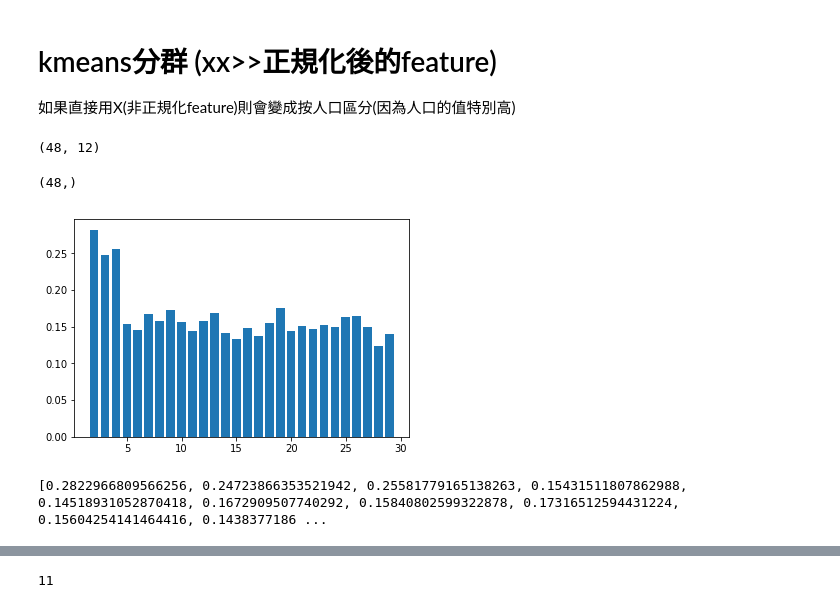
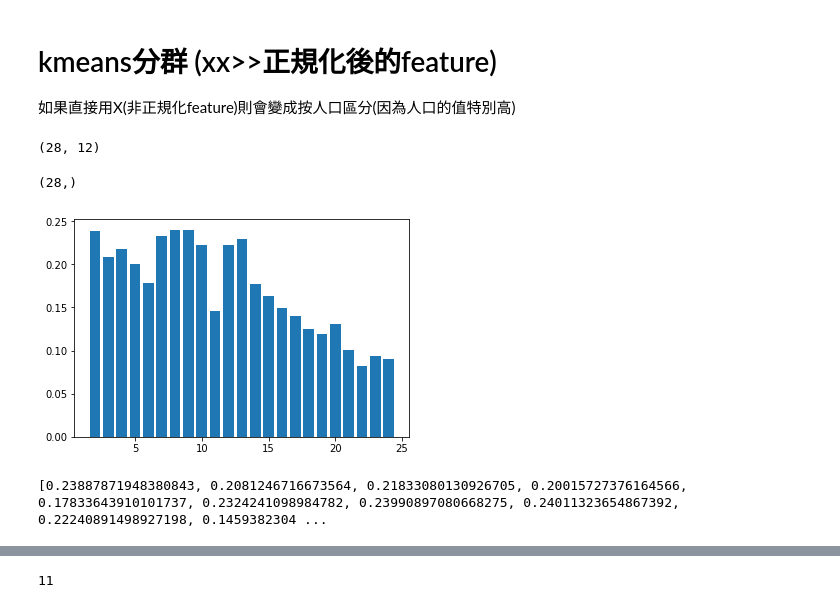
Before and after one commit to j122085/AnalyzeMapTopic, a Jupyter notebook: pythonCode/wowprimeMLDemo.ipynb, the cells around one changed output, grey strips where cells are left out. Drawn from its saved outputs; the diff is of its cells as text; code cells hidden in the pictures.

```diff
--- a/pythonCode/wowprimeMLDemo.ipynb
+++ b/pythonCode/wowprimeMLDemo.ipynb
@@ -32,7 +32,7 @@ wowDatas=list(collection.find({"ADGC_weekday":{"$gte":0},"avgDailyNet":{"$gte":0
 # %% [output]
 ['Watsons', 'pxmart', 'busData', 'HRdata104', 'wowprimediendata', 'info591', 'departmentStore', 'websites591', 'carrefour', 'taiwanInfo', 'smallStyleCount', 'addressCoordinate', 'Nhuman', 'ipeenWebsit ...
 # %%
-wowDatas=[i for i in wowDatas if i['NcostData_Analyze']>5]
+wowDatas=[i for i in wowDatas if i['NcostData_Analyze']>1 and "家樂" not in i['StoreName'] and "大潤" not in i['StoreName']]
 # %%
 wowDatas
 # %% [output]
@@ -831,29 +821,29 @@ array([1, 0, 0, 1, 1, 2, 2, 2, 1, 1, 2, 1, 0, 2, 1], dtype=int64)
 # %%
 xx.shape
 # %% [output]
-(48, 12)
+(28, 12)
 # %%
 Y.shape
 # %% [output]
-(48,)
+(28,)
 # %%
 from sklearn import cluster, datasets, metrics
 import matplotlib.pyplot as plt
 from sklearn.cluster import KMeans
 # 印出效用最高的kmeans群
 silhouette_avgs = []
-ks = range(2, 30)
+ks = range(2, 25)
 for k in ks:
     kmeans_fit = cluster.KMeans(n_clusters = k,max_iter=3000).fit(xx)
     cluster_labels = kmeans_fit.labels_
     silhouette_avg = metrics.silhouette_score(xx, cluster_labels) #組間變異
     silhouette_avgs.append(silhouette_avg)
 
 # 作圖並印出 k = 2 到 30 的績效
 plt.bar(ks, silhouette_avgs)
 plt.show()
 print(silhouette_avgs)
 # %% [output]
-[figure, old version]
+[figure, new version]
-[0.2822966809566256, 0.24723866353521942, 0.25581779165138263, 0.15431511807862988, 0.14518931052870418, 0.1672909507740292, 0.15840802599322878, 0.17316512594431224, 0.15604254141464416, 0.1438377186 ...
+[0.23887871948380843, 0.2081246716673564, 0.21833080130926705, 0.20015727376164566, 0.17833643910101737, 0.2324241098984782, 0.23990897080668275, 0.24011323654867392, 0.22240891498927198, 0.1459382304 ...
 # %%
```
Also changed, not shown: parts of 42 cells of this notebook, 18 other files.
